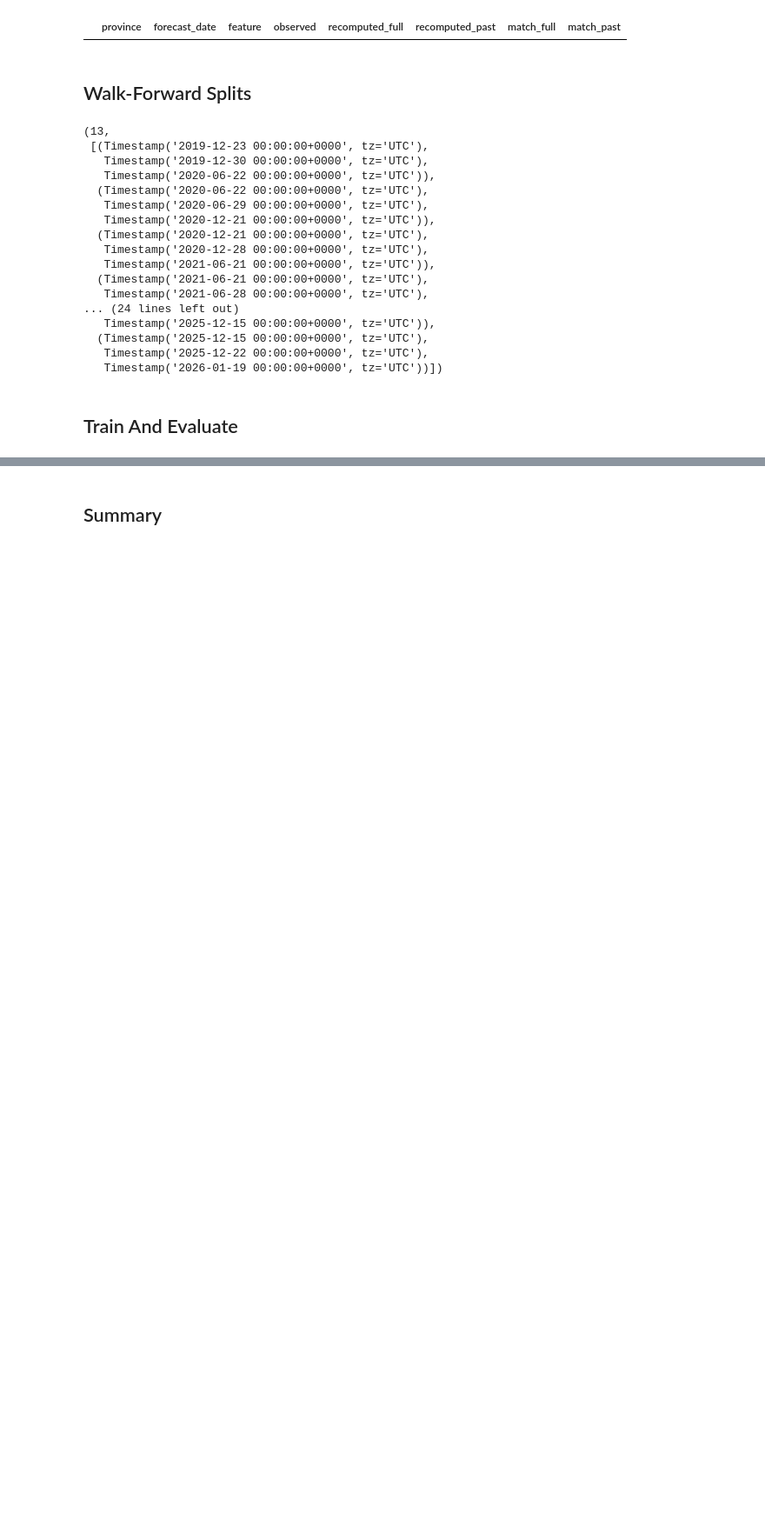
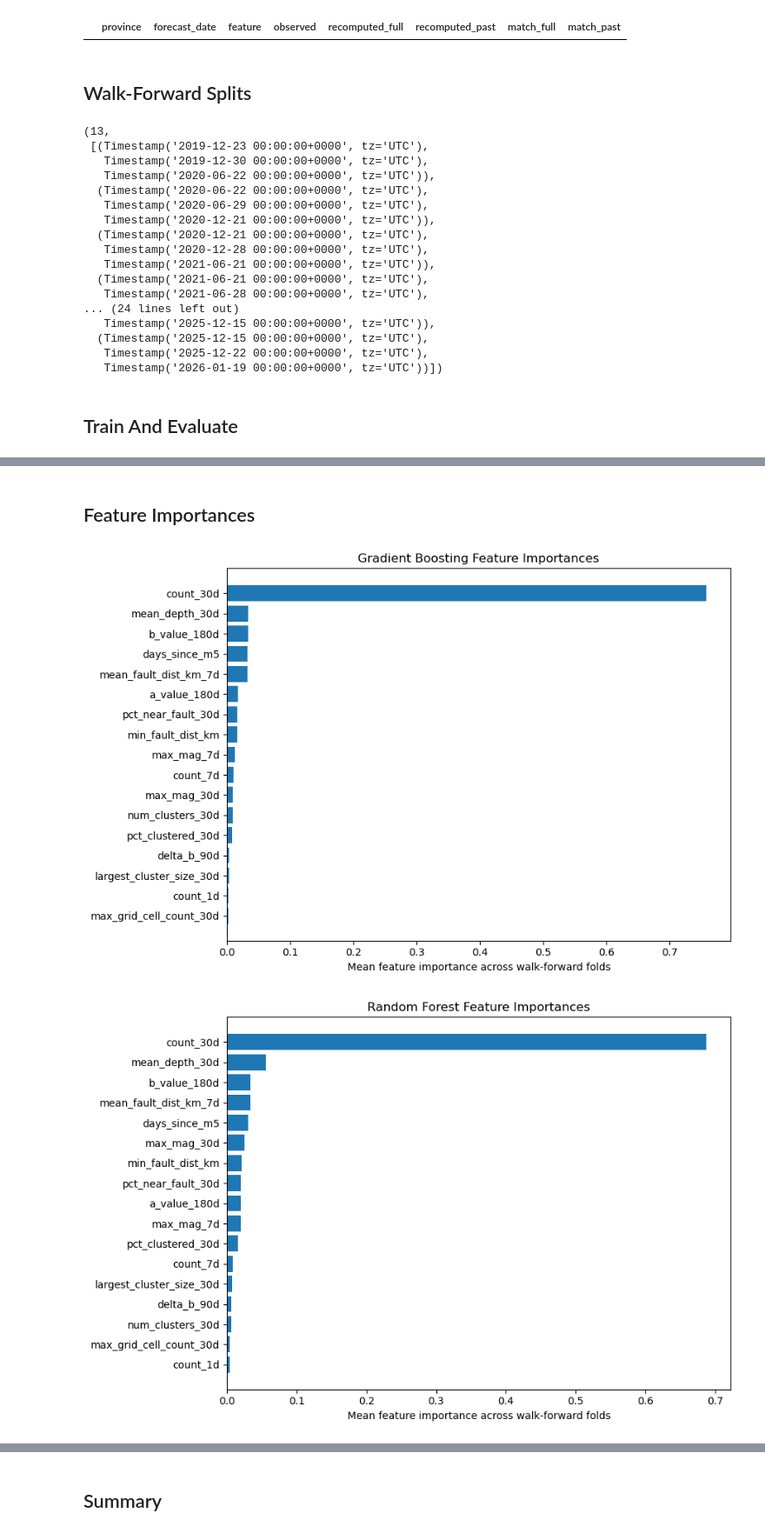
Before and after one commit to Jshuuuuuuu/SeismoGuard, a Jupyter notebook: notebook/03_modeling.ipynb, the cells around one changed output, grey strips where cells are left out. Shown at 87% size. Cells and saved outputs as stored; diff of their text form; code cells hidden in the pictures; blank space fills up the shorter version.

```diff
--- a/notebook/03_modeling.ipynb
+++ b/notebook/03_modeling.ipynb
@@ -251,0 +267,26 @@ metrics_df
+# %% [markdown]
+## Feature Importances
+# %%
+importance_summary = (
+    feature_importances_df
+    .groupby(['model', 'feature'])['importance']
+    .agg(['mean', 'std'])
+    .reset_index()
+    .sort_values(['model', 'mean'], ascending=[True, False])
+)
+importance_summary.to_csv(output_dir / 'feature_importance_summary.csv', index=False)
+
+for model_name, model_importances in importance_summary.groupby('model'):
+    plot_df = model_importances.sort_values('mean', ascending=True)
+    plt.figure(figsize=(9, 6))
+    plt.barh(plot_df['feature'], plot_df['mean'])
+    plt.xlabel('Mean feature importance across walk-forward folds')
+    plt.title(f'{model_name.replace("_", " ").title()} Feature Importances')
+    plt.tight_layout()
+    plt.savefig(output_dir / f'{model_name}_feature_importances.png', dpi=150)
+    plt.show()
+
+importance_summary
+# %% [output]
+[figure, added]
+[figure, added]
```
Also changed, not shown: parts of 4 cells of this notebook, 11 other files.
